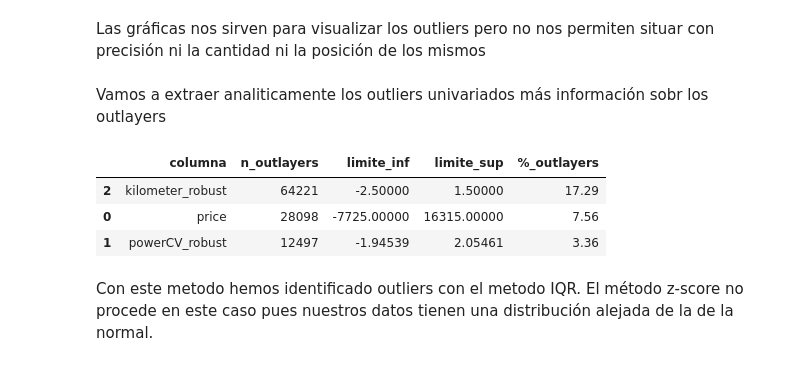
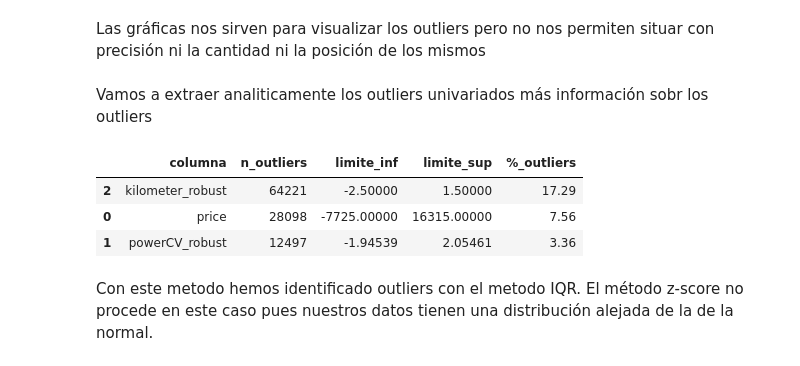
Before and after one commit to Rcm89/laboratorio-modulo7-leccion01-eda-nulos, a Jupyter notebook: laboratorio-modulo7-leccion03-gestion-outiers.ipynb, the cells around one changed output. Drawn from its saved outputs; the diff is of its cells as text; code cells hidden in the pictures.

```diff
--- a/laboratorio-modulo7-leccion03-gestion-outiers.ipynb
+++ b/laboratorio-modulo7-leccion03-gestion-outiers.ipynb
@@ -86,11 +86,11 @@ plt.tight_layout()
 # %% [markdown]
 Las gráficas nos sirven para visualizar los outliers pero no nos permiten situar con precisión ni la cantidad ni la posición de los mismos
 # %% [markdown]
-Vamos a extraer analiticamente los outliers univariados más información sobr los outlayers
+Vamos a extraer analiticamente los outliers univariados más información sobr los outliers
 # %%
-so.describe_outlayers(df)
+so.describe_outliers(df)
 # %% [output]
-|  | columna | n_outlayers | limite_inf | limite_sup | %_outlayers |
+|  | columna | n_outliers | limite_inf | limite_sup | %_outliers |
 | 2 | kilometer_robust | 64221 | -2.50000 | 1.50000 | 17.29 |
 | 0 | price | 28098 | -7725.00000 | 16315.00000 | 7.56 |
 | 1 | powerCV_robust | 12497 | -1.94539 | 2.05461 | 3.36 |
```
Also changed, not shown: parts of 11 cells of this notebook, 4 other files.
